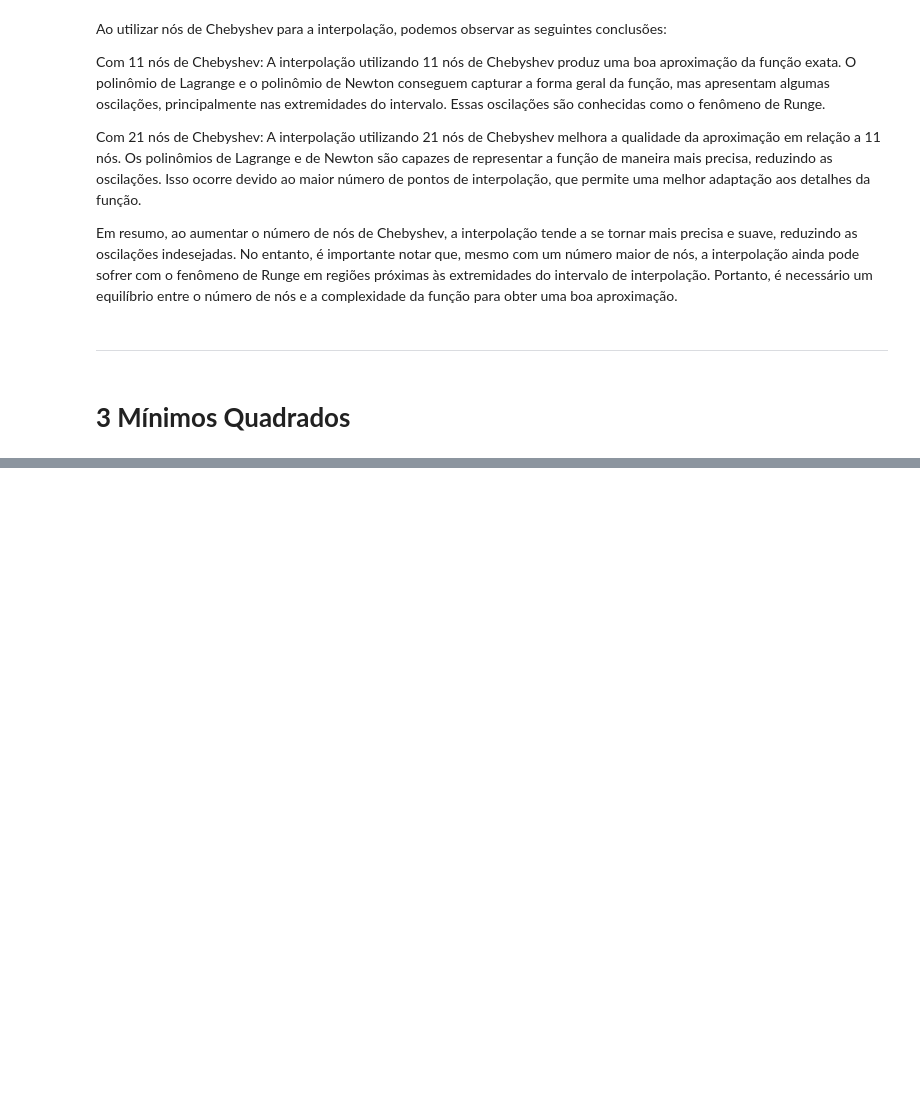
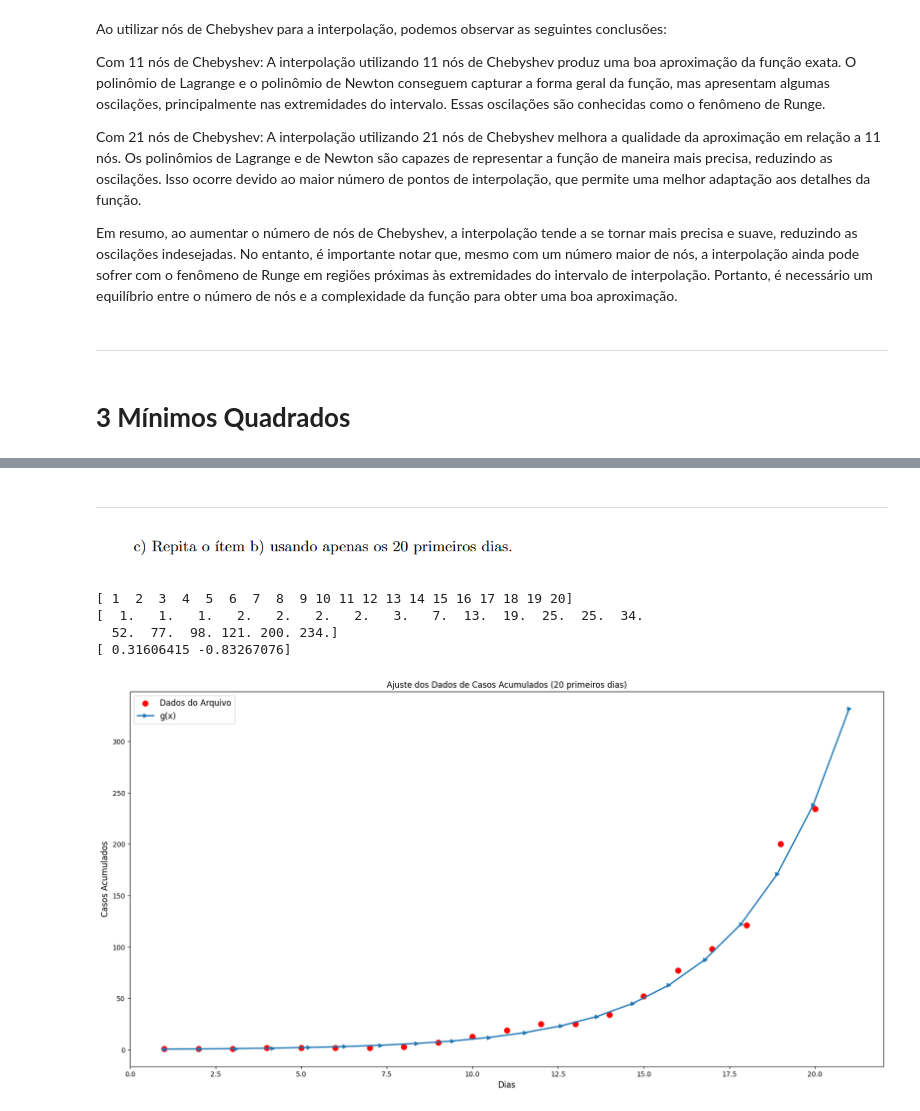
Before and after one commit to EduardoWS/Calculo-Numerico, a Jupyter notebook: EduardoRibeiroRodrigues_13696679_Turma2.ipynb, the cells around one changed output, grey strips where cells are left out. Drawn from its saved outputs; the diff is of its cells as text; code cells hidden in the pictures; blank space fills up the shorter version.

```diff
--- a/EduardoRibeiroRodrigues_13696679_Turma2.ipynb
+++ b/EduardoRibeiroRodrigues_13696679_Turma2.ipynb
@@ -490,0 +548,52 @@ Em resumo, ao aumentar o número de nós de Chebyshev, a interpolação tende a
+# %% [markdown]
+<hr>
+# %% [markdown]
+![image.png](embedded-picture-1)
+# %%
+import numpy as np
+import matplotlib.pyplot as plt
+
+def mmq(x, y, k):
+    X = np.vander(x, k)
+    A = np.transpose(X).dot(X)
+    b = np.transpose(X).dot(y)
+    a = np.linalg.solve(A, b)
+    return a
+
+# Ler os dados do arquivo
+dados = np.loadtxt("casosacumuladosbrasilatuaizado.txt")
+
+# Extrair os valores de x e y
+x = np.arange(1, 21)
+y = dados[:20]
+print(x)
+print(y)
+
+# Ajuste dos dados usando a função g(x) = ab^x
+a = mmq(x, np.log(y), 2)
+#a = np.exp(a)  # Converter os coeficientes de volta para a escala original
+print(a)
+
+
+# Função aproximada g(x) = ab^x
+#g = lambda x: a[1] * a[0]**x
+g = lambda x: np.exp(a[1]) * np.exp(a[0])**x
+
+
+x_cont = np.linspace(1, 21, num=20, endpoint=True)
+
+# Vamos plotar os resultados
+plt.figure(figsize=(20,10),facecolor='white')
+plt.scatter(x,y,label = 'Dados do Arquivo',linewidth = 3,color='red')
+plt.plot(x_cont,g(x_cont),label = 'g(x)',linewidth = 2,marker='>')
+plt.xlabel('Dias',fontsize='large')
+plt.ylabel('Casos Acumulados',fontsize='large')
+plt.title('Ajuste dos Dados de Casos Acumulados (20 primeiros dias)')
+plt.legend(fontsize='large')
+plt.show()
+# %% [output]
+[ 1  2  3  4  5  6  7  8  9 10 11 12 13 14 15 16 17 18 19 20]
+[  1.   1.   1.   2.   2.   2.   2.   3.   7.  13.  19.  25.  25.  34.
+  52.  77.  98. 121. 200. 234.]
+[ 0.31606415 -0.83267076]
+[figure, added]
```
Also changed, not shown: parts of 12 cells of this notebook.
